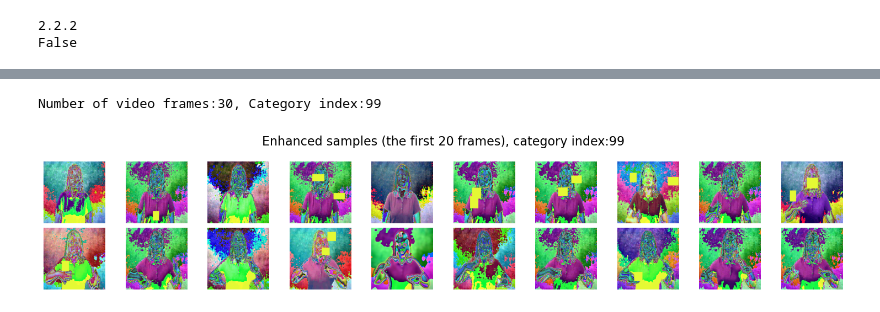
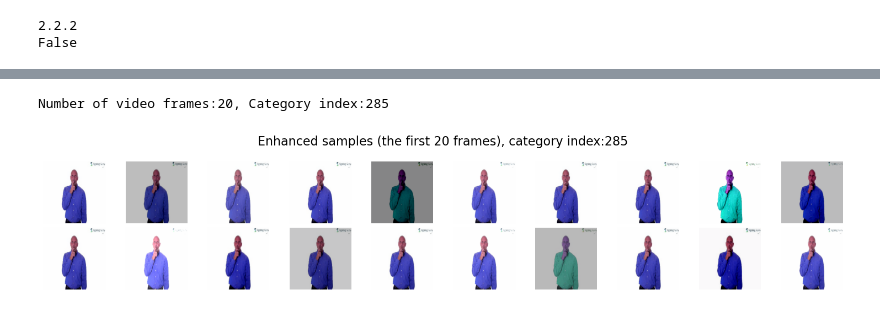
Before and after one commit to HaiYanHUHU/slr_project_part2, a Jupyter notebook: experiments/02_dataset_augment.ipynb, the cells around one changed output, grey strips where cells are left out. Drawn from its saved outputs; the diff is of its cells as text; code cells hidden in the pictures.

```diff
--- a/experiments/02_dataset_augment.ipynb
+++ b/experiments/02_dataset_augment.ipynb
@@ -49,0 +30,28 @@ train_transform = A.Compose([
+# %%
+import albumentations as A
+from albumentations.pytorch import ToTensorV2
+
+train_transform = A.Compose([
+    # A.LongestMaxSize(224),
+    # A.PadIfNeeded(224, 224, border_mode=0),
+    A.Resize(224, 224),
+
+    A.ColorJitter(brightness=0.3, contrast=0.3, saturation=0.02, hue=0.2, p=0.2),
+
+    A.MotionBlur(blur_limit=1, p=0.2),
+
+    A.CoarseDropout(
+        max_holes=1, max_height=16, max_width=16,
+        min_height=8, min_width=8,
+        fill_value=(0, 0, 0), p=0.1
+    ),
+
+    A.RandomBrightnessContrast(
+        brightness_limit=0.2,
+        contrast_limit=0.2,
+        p=0.5
+    ),
+
+    A.Normalize(),
+    ToTensorV2()
+])
@@ -52,7 +98,7 @@ dataset = SignLanguageDataset(
     root_dir=frame_root,
     label_map=label_map,
     transform=train_transform,
-    num_frames=30,
+    num_frames=20,
     split="train"
 )
 
@@ -62,17 +124,24 @@ Total number of samples: 2488
 # %%
 video_tensor, label = random.choice(dataset)
 
 print(f"Number of video frames:{video_tensor.shape[0]}, Category index:{label}")
 
+mean = np.array([0.485, 0.456, 0.406])
+std = np.array([0.229, 0.224, 0.225])
+
 plt.figure(figsize=(15, 3))
 for i in range(20):
     img = video_tensor[i].permute(1, 2, 0).cpu().numpy()  # [C, H, W] → [H, W, C]
+    img = img * std + mean
+    img = np.clip(img * 255, 0, 255).astype("uint8")
     plt.subplot(2, 10, i + 1)
-    plt.imshow((img * 255).astype("uint8"))
+    # plt.imshow((img * 255).astype("uint8"))
+    plt.imshow(img)
     plt.axis("off")
+
 plt.suptitle(f"Enhanced samples (the first 20 frames), category index:{label}", fontsize=16)
 plt.tight_layout()
 plt.show()
 # %% [output]
-Number of video frames:30, Category index:99
+Number of video frames:20, Category index:285
-[figure, old version]
+[figure, new version]
```
Also changed, not shown: parts of 4 cells of this notebook, 12 other files.
